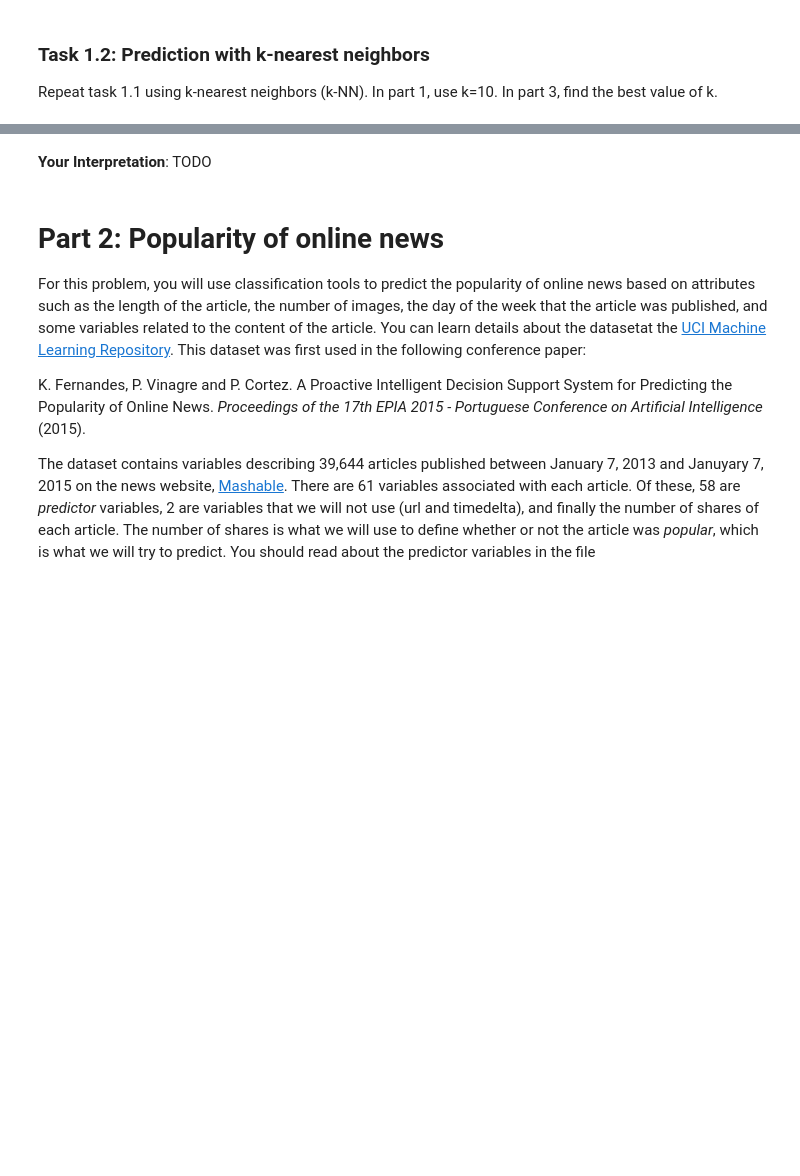
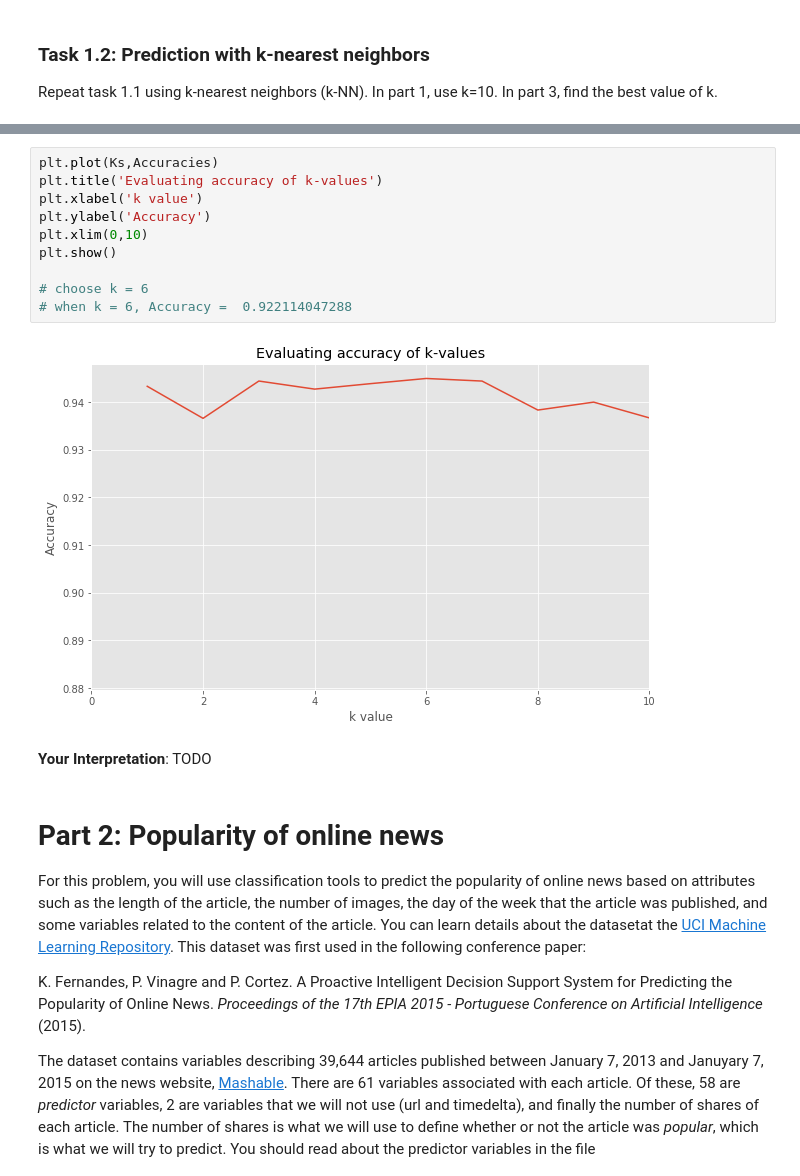
Before and after one commit to brookeslawski/datascience-homeworks-local, a Jupyter notebook: HW7/2018-HW7.ipynb, the cells around one changed output, grey strips where cells are left out. Saved outputs shown, nothing was run; the diff lists cells and outputs as text; blank space fills up the shorter version.

```diff
--- a/HW7/2018-HW7.ipynb
+++ b/HW7/2018-HW7.ipynb
@@ -136,3 +285,15 @@ Repeat task 1.1 using k-nearest neighbors (k-NN). In part 1, use k=10. In part 3
+# %%
+plt.plot(Ks,Accuracies)
+plt.title('Evaluating accuracy of k-values')
+plt.xlabel('k value')
+plt.ylabel('Accuracy')
+plt.xlim(0,10)
+plt.show()
+
+# choose k = 6
+# when k = 6, Accuracy =  0.922114047288
+# %% [output]
+[figure, added]
 # %% [markdown]
 **Your Interpretation**: TODO
 # %% [markdown]
```
Also changed, not shown: parts of 14 cells of this notebook, 1 other file.
